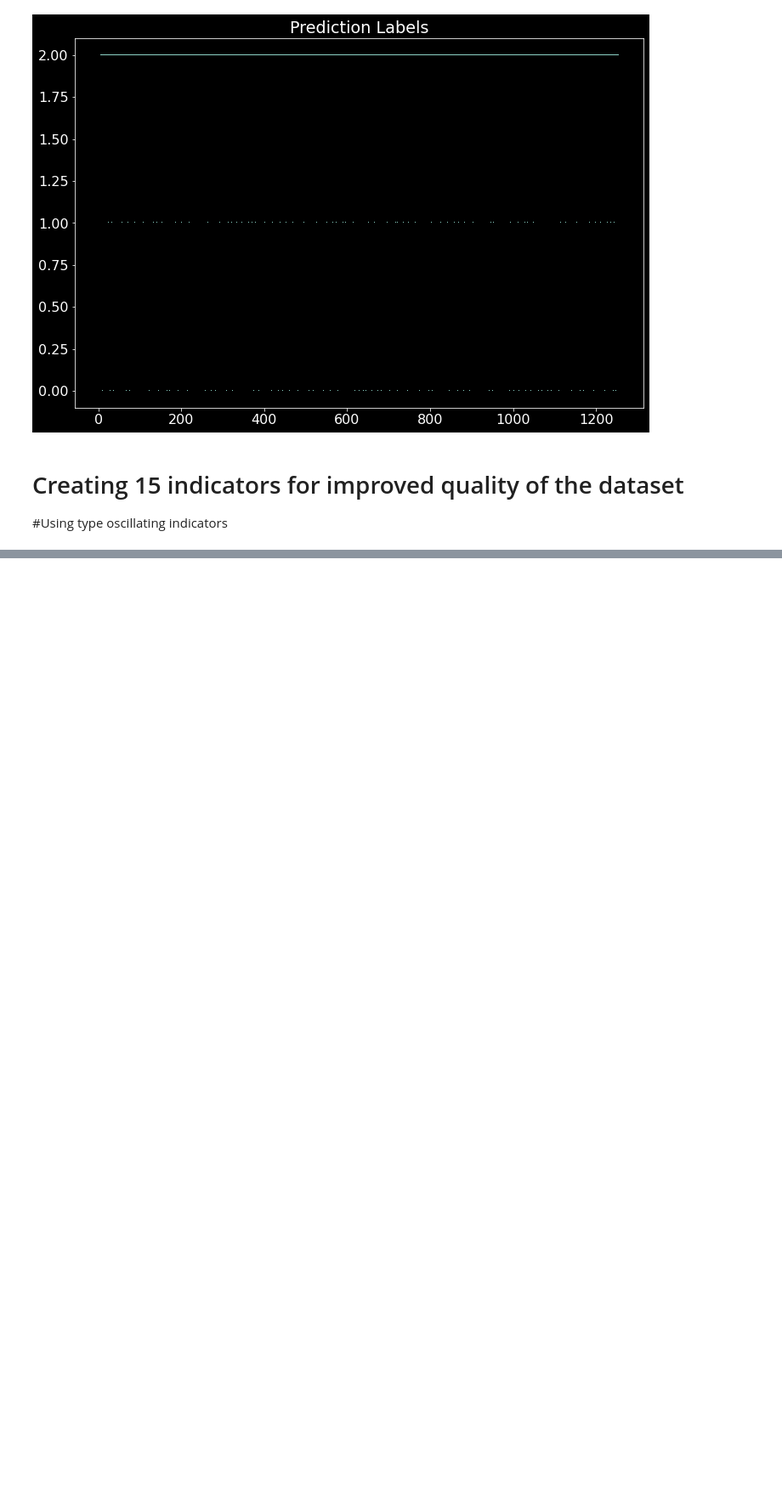
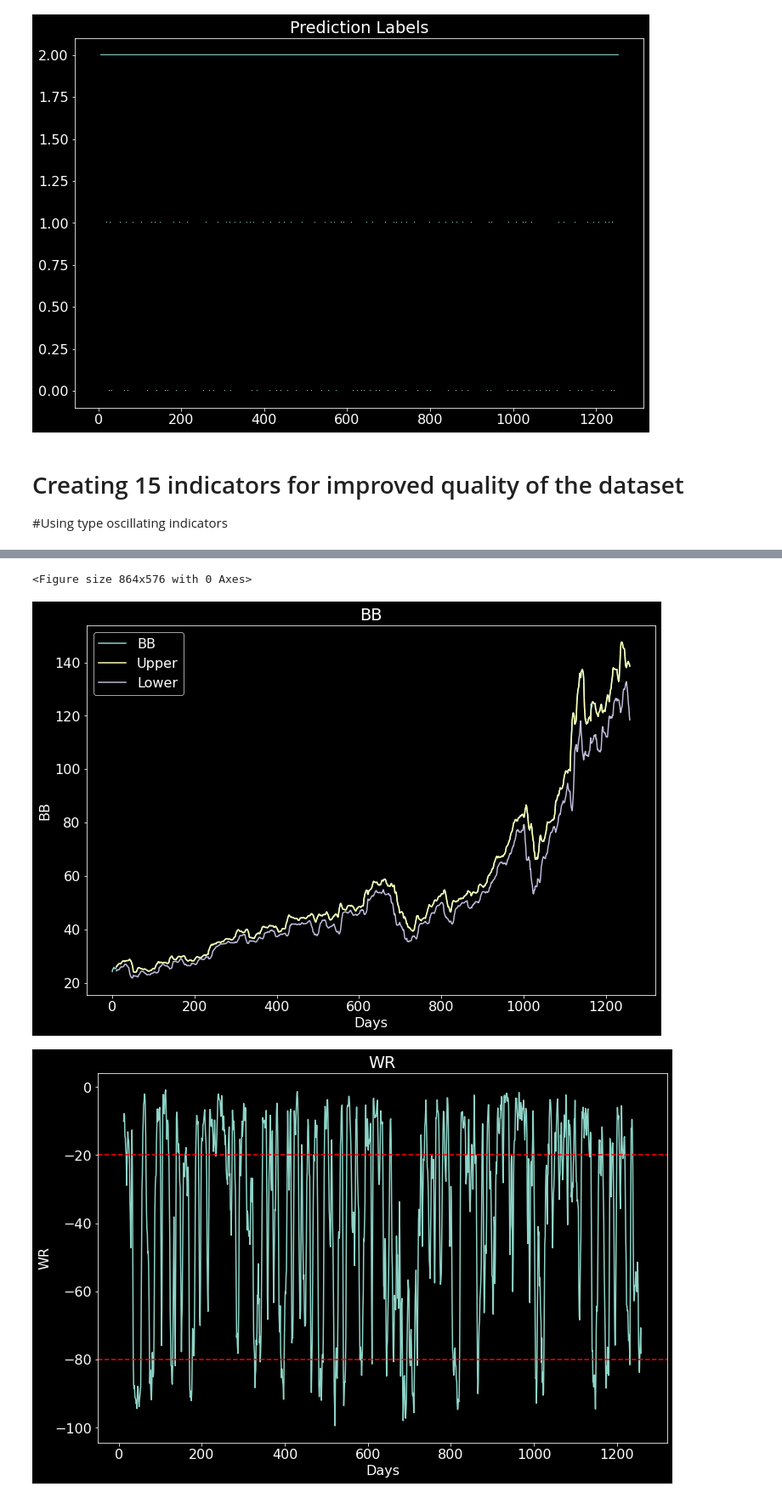
Before and after one commit to Olivia-Feldman/DLStockPrectionCNNModel-, a Jupyter notebook: Olivia__stock_predictor_cnn.ipynb, the cells around one changed output, grey strips where cells are left out. Shown at 85% size. Cells and saved outputs as stored; diff of their text form; code cells hidden in the pictures; blank space fills up the shorter version.

```diff
--- a/Olivia__stock_predictor_cnn.ipynb
+++ b/Olivia__stock_predictor_cnn.ipynb
@@ -221,0 +261,39 @@ plot_sr(df)
+# %%
+# Boiling Band indicator indicates the
+def calculate_bb(df):
+  df['MA11'] = df['close'].rolling(window=11).mean()
+  df['11STD'] = df['close'].rolling(window=11).std()
+  df['Upper'] = df['MA11'] + (df['11STD'] *2)
+  df['Lower'] = df['MA11'] - (df['11STD'] *2)
+  df['BB'] = df[['close','MA11','Upper','Lower']].max(axis=1)
+def plot_bb(df,title='BB'):
+  plt.figure()
+  ax = df[['BB','Upper','Lower']].plot(title=title)
+  ax.set_xlabel("Days")
+  ax.set_ylabel("BB")
+# Williams %R indicator helps indicate overbought and oversold stocks.
+# reverse values of SRI
+def calculate_WR(df):
+  df['11-high'] = df['high'].rolling(11).max()
+  df['11-low'] = df['low'].rolling(11).min()
+  df['wr'] = (df['11-high']-df['close'])/(df['11-high']-df['11-low'])*-100
+  df['WR'] = df['wr'].rolling(3).mean()
+
+
+def plot_WR(df,title='WR'):
+  plt.figure()
+  ax = df['WR'].plot(title=title)
+  ax.set_xlabel("Days")
+  ax.set_ylabel("WR")
+  ax.axhline(-20, linestyle='--', color="r") # threshold for overbought range
+  ax.axhline(-80, linestyle="--", color="r") # threshold for oversold range
+# %%
+calculate_bb(df)
+plot_bb(df)
+
+calculate_WR(df)
+plot_WR(df)
+# %% [output]
+<Figure size 864x576 with 0 Axes>
+[figure, added]
+[figure, added]
```
Also changed, not shown: parts of 2 cells of this notebook.
